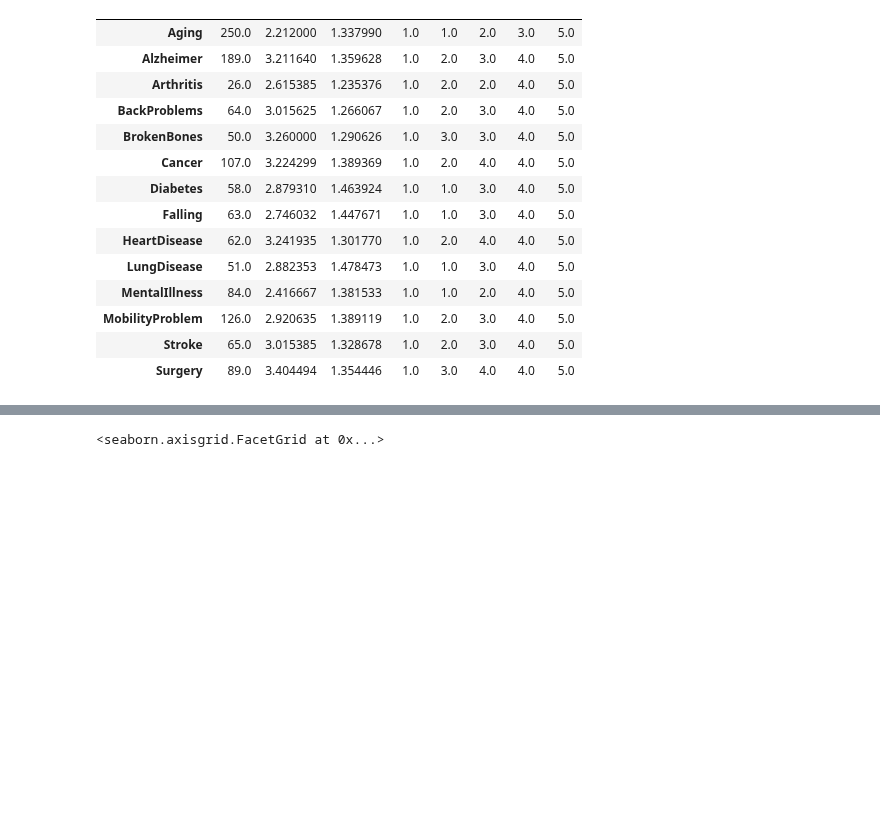
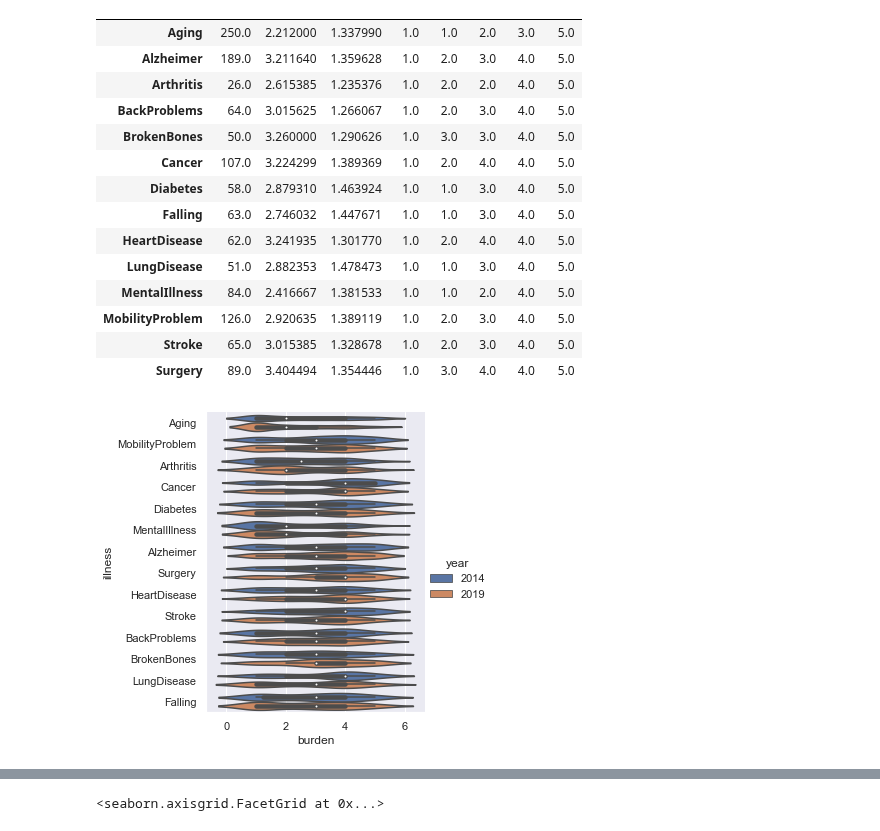
Before and after one commit to woonsupkim/BurdenofCare, a Jupyter notebook: burden.ipynb, the cells around one changed output, grey strips where cells are left out. Drawn from its saved outputs; the diff is of its cells as text; code cells hidden in the pictures; blank space fills up the shorter version.

Commit message:
added plots

```diff
--- a/burden.ipynb
+++ b/burden.ipynb
@@ -315,3 +305,12 @@ data_2020.groupby(['illness'])['burden'].describe()
 | MobilityProblem | 126.0 | 2.920635 | 1.389119 | 1.0 | 2.0 | 3.0 | 4.0 | 5.0 |
 | Stroke | 65.0 | 3.015385 | 1.328678 | 1.0 | 2.0 | 3.0 | 4.0 | 5.0 |
 | Surgery | 89.0 | 3.404494 | 1.354446 | 1.0 | 3.0 | 4.0 | 4.0 | 5.0 |
+# %%
+sns.set(rc={'figure.figsize':(20,20)})
+
+sns.catplot(x="burden", y="illness",
+            kind = 'violin', hue="year",
+            data=data_burden)
+plt.show()
+# %% [output]
+[figure, added]
```
Also changed, not shown: parts of 6 cells of this notebook.
